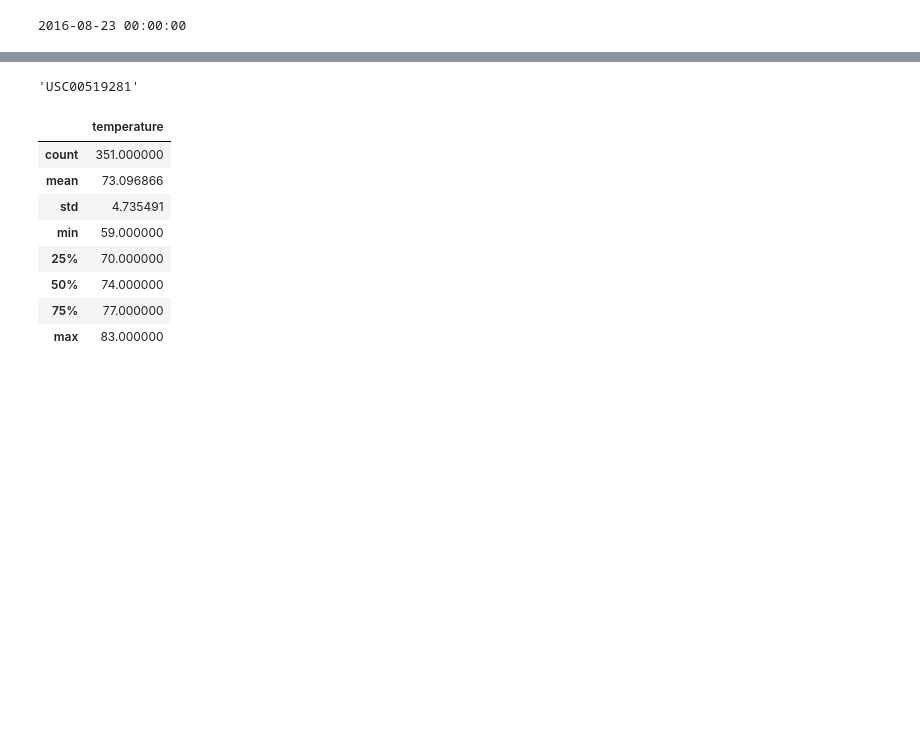
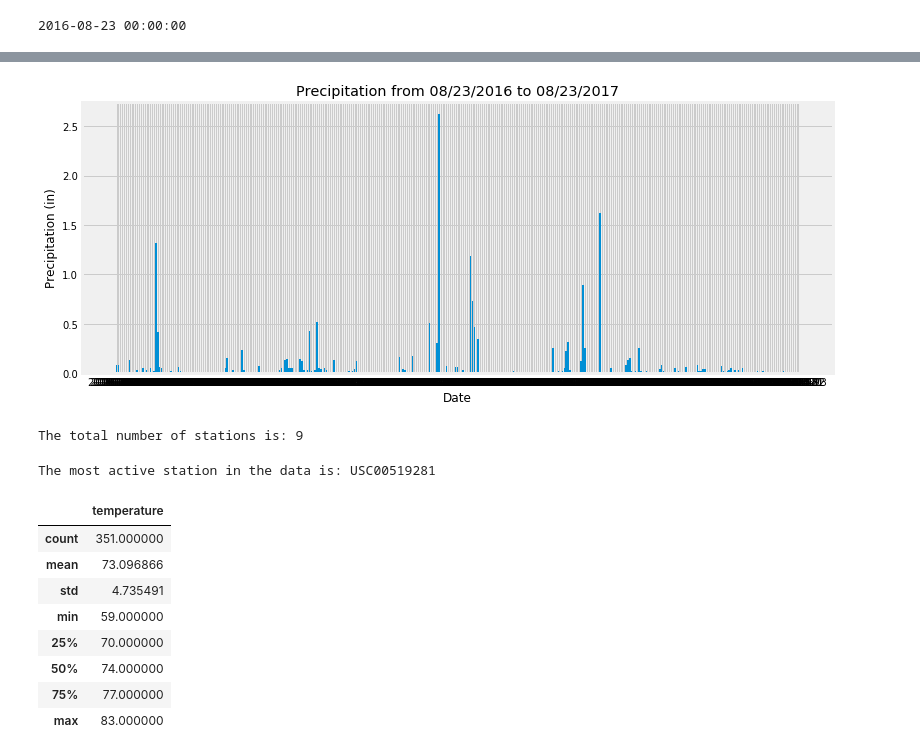
Before and after one commit to alecslaney/sqlalchemy-challenge, a Jupyter notebook: exploration.ipynb, the cells around one changed output, grey strips where cells are left out. Saved outputs shown, nothing was run; the diff lists cells and outputs as text; code cells hidden in the pictures; blank space fills up the shorter version.

```diff
--- a/exploration.ipynb
+++ b/exploration.ipynb
@@ -126,8 +103,30 @@ total_stations
+# %%
+# Precipitation data from the year displayed as a bar graph
+fig, ax = plt.subplots(figsize=(12,5))
+
+ax.set_title("Precipitation from 08/23/2016 to 08/23/2017")
+ax.set_xlabel("Date")
+ax.set_ylabel("Precipitation (in)")
+
+ax.bar(df.index, df.precipitation)
+
+plt.show()
+# %% [output]
+[figure, added]
+# %%
+# Returns the total number of stations in the dataset
+total_stations = len(session.query(Station.station).all())
+
+print(f"The total number of stations is: {total_stations}")
+# %% [output]
+The total number of stations is: 9
 # %%
+# Queries a count of measurements done by each station, then saves station name with most frequent measurements.
 station_recordings = session.query(Measurement.station, func.count(Measurement.station)).group_by(Measurement.station).\
             order_by(func.count(Measurement.station).desc()).all()
 active_station = station_recordings[0][0]
-active_station
+
+print(f"The most active station in the data is: {active_station}")
 # %% [output]
-'USC00519281'
+The most active station in the data is: USC00519281
 # %%
```
Also changed, not shown: parts of 15 cells of this notebook, 1 other file.
